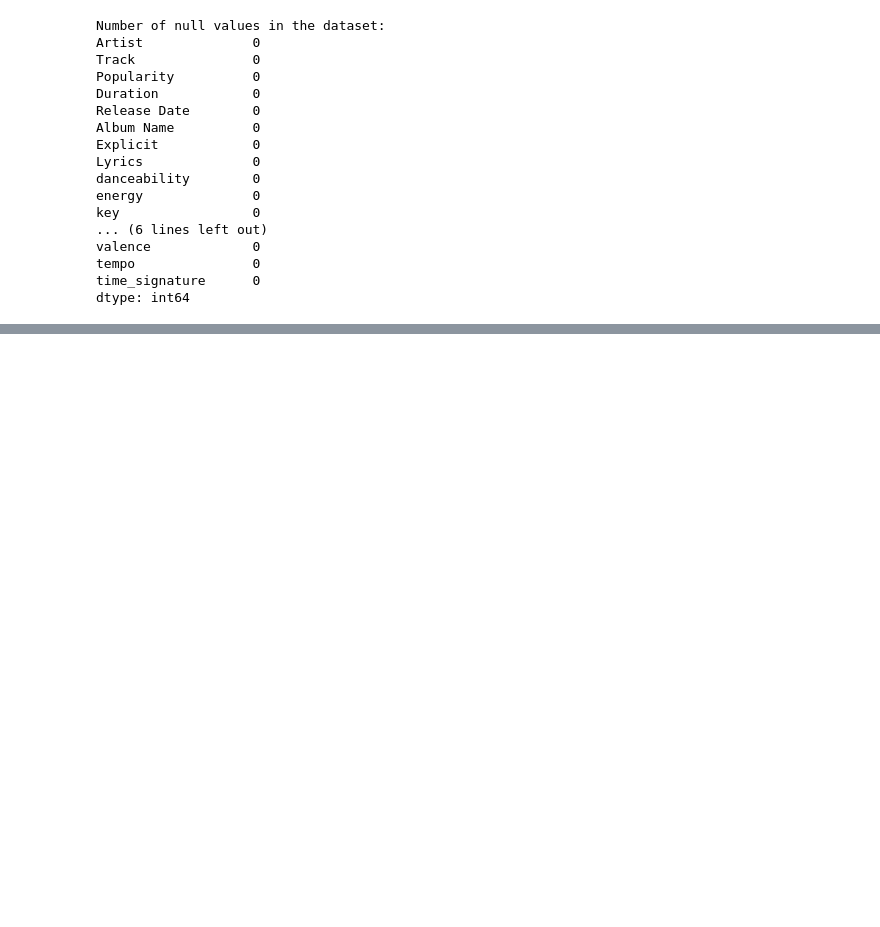
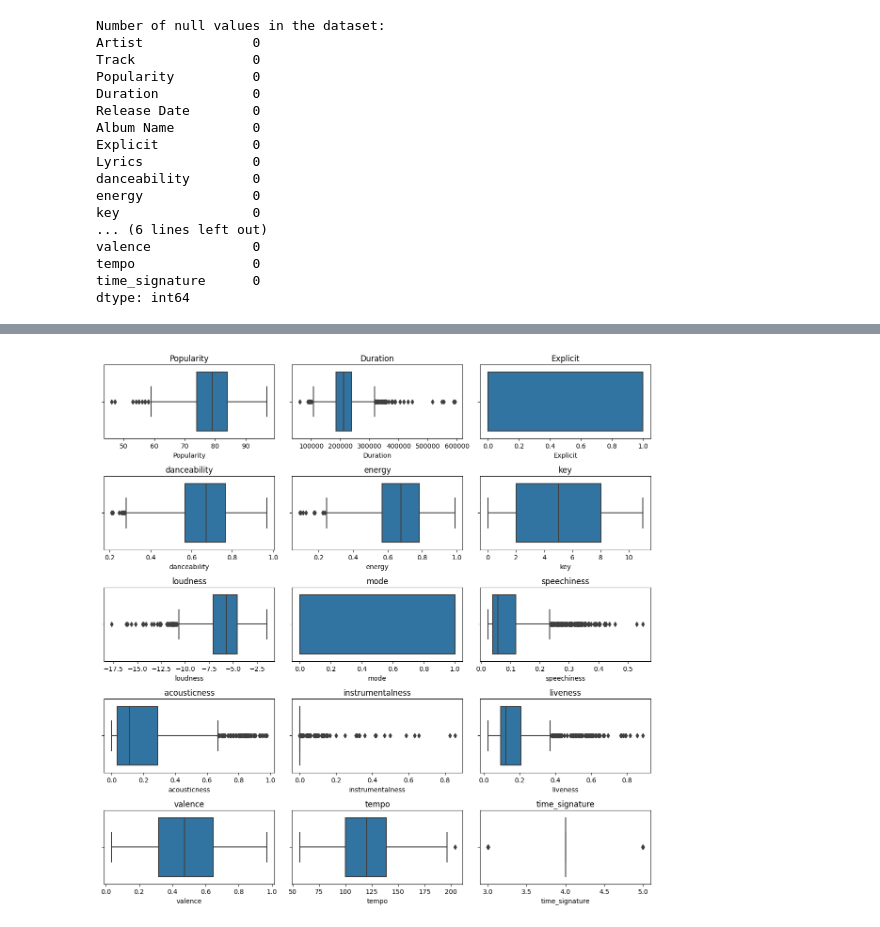
Before and after one commit to Alex-Mak-MCW/SpotifyDataScienceProject, a Jupyter notebook: Data_Preprocessing/dataPreprocessing.ipynb, the cells around one changed output, grey strips where cells are left out. Cells and saved outputs as stored; diff of their text form; code cells hidden in the pictures; blank space fills up the shorter version.

```diff
--- a/Data_Preprocessing/dataPreprocessing.ipynb
+++ b/Data_Preprocessing/dataPreprocessing.ipynb
@@ -236,0 +356,29 @@ dtype: int64
+# %%
+# univariate EDA
+# numerical analysis
+import matplotlib.pyplot as plt
+import seaborn as sns
+
+num_rows = 5
+num_cols = 3
+fig, axes = plt.subplots(num_rows, num_cols, figsize=(12, 12))
+
+# print(df.select_dtypes(include=['number']).columns)
+
+# exclude poutcome and y
+# Plot each numeric column's box plot
+for i, column in enumerate(df.select_dtypes(include=['number']).columns):
+    row = i // num_cols
+    col = i % num_cols
+    if row < num_rows and col < num_cols:
+        sns.boxplot(x=df[column], ax=axes[row, col])
+        axes[row, col].set_title(column)
+
+# Adjust layout
+plt.tight_layout()
+plt.show()
+
+# NOT REMOVING OTHERS CUZ THEY UNIQUE
+# removing low popularity? PROB 2
+# %% [output]
+[figure, added]
```
Also changed, not shown: parts of 30 cells of this notebook, 13 other files.
